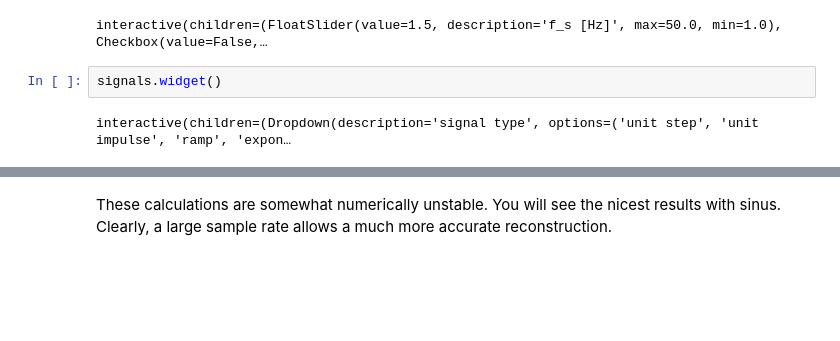
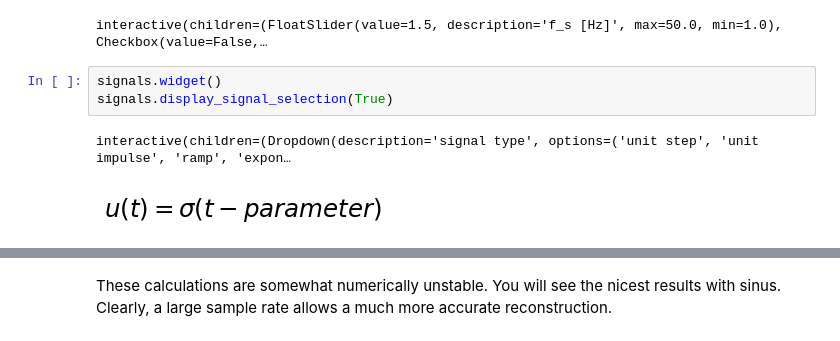
Before and after one commit to huesseol/DSSP-Illustrations, a Jupyter notebook: Sampling_Theorem.ipynb, the cells around one changed output, grey strips where cells are left out. Drawn from its saved outputs; the diff is of its cells as text; blank space fills up the shorter version.

```diff
--- a/Sampling_Theorem.ipynb
+++ b/Sampling_Theorem.ipynb
@@ -323,8 +323,10 @@ def plot_reconstructed():
 interactive(children=(FloatSlider(value=1.5, description='f_s [Hz]', max=50.0, min=1.0), Checkbox(value=False,…
 # %%
 signals.widget()
+signals.display_signal_selection(True)
 # %% [output]
 interactive(children=(Dropdown(description='signal type', options=('unit step', 'unit impulse', 'ramp', 'expon…
+[figure, added]
 # %%
 plot_original()
 # %% [output]
```
Also changed, not shown: parts of 3 cells of this notebook.
